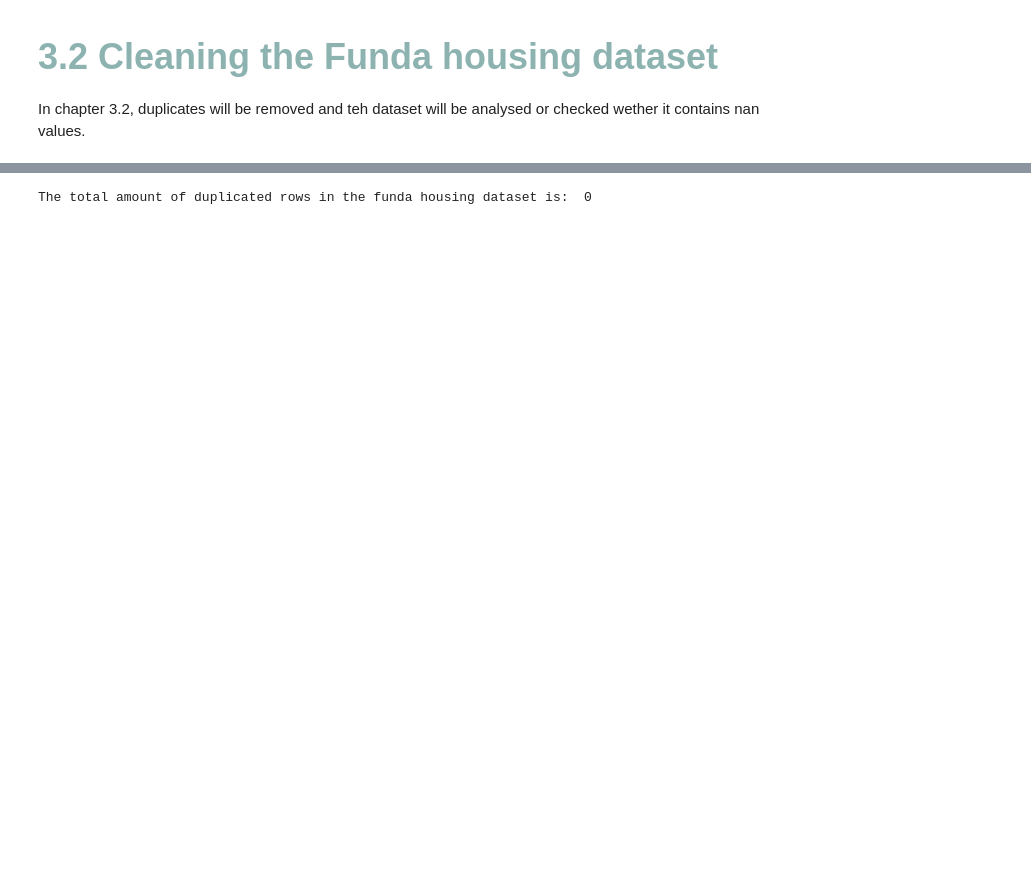
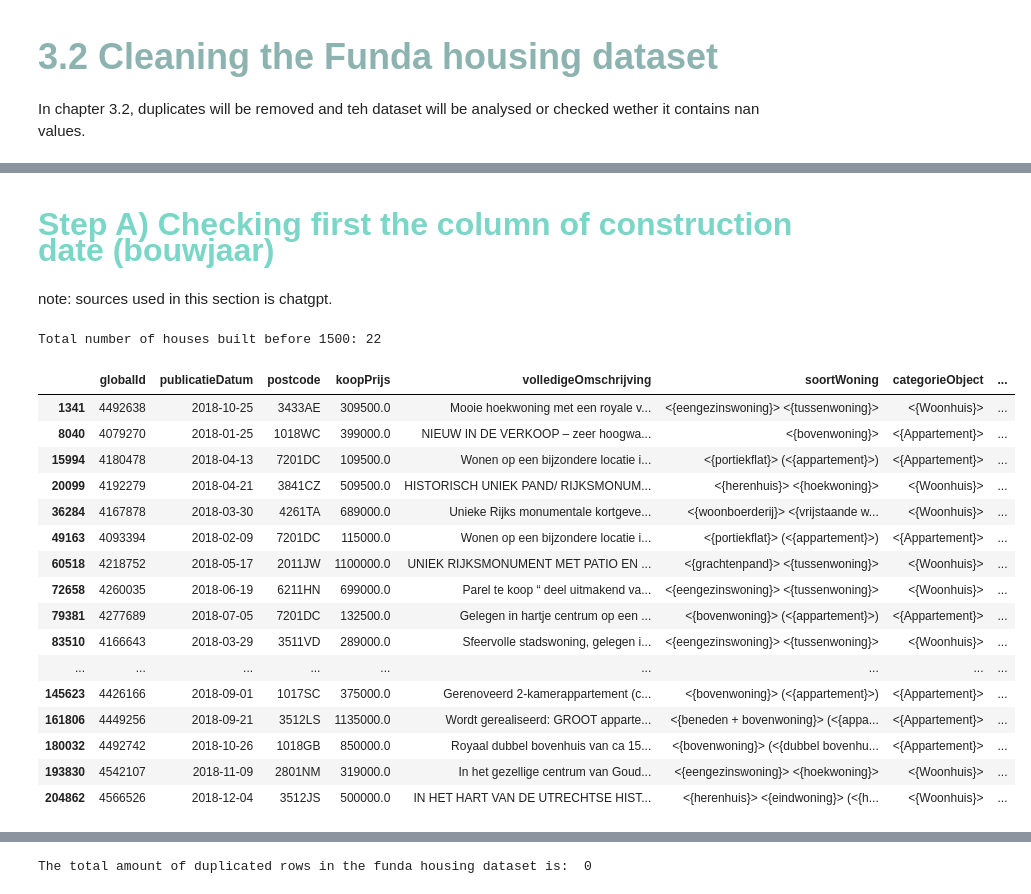
Before and after one commit to Josey-mc2/House-pricing-analysis, a Jupyter notebook: funda_analysis_ai_resit.ipynb, the cells around one changed output, grey strips where cells are left out. Cells and saved outputs as stored; diff of their text form; code cells hidden in the pictures; blank space fills up the shorter version.

```diff
--- a/funda_analysis_ai_resit.ipynb
+++ b/funda_analysis_ai_resit.ipynb
@@ -234,0 +305,40 @@ In chapter 3.2, duplicates will be removed and teh dataset will be analysed or c
+# %% [markdown]
+#### **<span style="color:#7AD6C7; font-family:'Times New Roman'; font-size:32px;"> Step A) Checking first the column of construction date (bouwjaar)</span>**
+# %% [markdown]
+note: sources used in this section is chatgpt.
+# %%
+# Function to filter houses constructed before 1500 and count them
+def filter_old_houses(df):
+    if 'bouwjaar' in df.columns:
+        # Convert bouwjaar to numeric (handling errors)
+        df['bouwjaar'] = pd.to_numeric(df['bouwjaar'], errors='coerce')
+        old_houses = df[df['bouwjaar'] < 1500]  # Select full rows
+        count_old_houses = old_houses.shape[0]
+        return count_old_houses, old_houses
+    return 0, pd.DataFrame()
+
+# Run the check on funda_housing_df for houses built before 1500
+count_old_houses, df_old_houses = filter_old_houses(funda_housing_df)
+
+# Display the count and then the full dataset rows
+print(f"Total number of houses built before 1500: {count_old_houses}")
+display(df_old_houses)
+# %% [output]
+Total number of houses built before 1500: 22
+|  | globalId | publicatieDatum | postcode | koopPrijs | volledigeOmschrijving | soortWoning | categorieObject | ... |
+| 1341 | 4492638 | 2018-10-25 | 3433AE | 309500.0 | Mooie hoekwoning met een royale v... | <{eengezinswoning}> <{tussenwoning}> | <{Woonhuis}> | ... |
+| 8040 | 4079270 | 2018-01-25 | 1018WC | 399000.0 | NIEUW IN DE VERKOOP – zeer hoogwa... | <{bovenwoning}> | <{Appartement}> | ... |
+| 15994 | 4180478 | 2018-04-13 | 7201DC | 109500.0 | Wonen op een bijzondere locatie i... | <{portiekflat}> (<{appartement}>) | <{Appartement}> | ... |
+| 20099 | 4192279 | 2018-04-21 | 3841CZ | 509500.0 | HISTORISCH UNIEK PAND/ RIJKSMONUM... | <{herenhuis}> <{hoekwoning}> | <{Woonhuis}> | ... |
+| 36284 | 4167878 | 2018-03-30 | 4261TA | 689000.0 | Unieke Rijks monumentale kortgeve... | <{woonboerderij}> <{vrijstaande w... | <{Woonhuis}> | ... |
+| 49163 | 4093394 | 2018-02-09 | 7201DC | 115000.0 | Wonen op een bijzondere locatie i... | <{portiekflat}> (<{appartement}>) | <{Appartement}> | ... |
+| 60518 | 4218752 | 2018-05-17 | 2011JW | 1100000.0 | UNIEK RIJKSMONUMENT MET PATIO EN ... | <{grachtenpand}> <{tussenwoning}> | <{Woonhuis}> | ... |
+| 72658 | 4260035 | 2018-06-19 | 6211HN | 699000.0 | Parel te koop “ deel uitmakend va... | <{eengezinswoning}> <{tussenwoning}> | <{Woonhuis}> | ... |
+| 79381 | 4277689 | 2018-07-05 | 7201DC | 132500.0 | Gelegen in hartje centrum op een ... | <{bovenwoning}> (<{appartement}>) | <{Appartement}> | ... |
+| 83510 | 4166643 | 2018-03-29 | 3511VD | 289000.0 | Sfeervolle stadswoning, gelegen i... | <{eengezinswoning}> <{tussenwoning}> | <{Woonhuis}> | ... |
+| ... | ... | ... | ... | ... | ... | ... | ... | ... |
+| 145623 | 4426166 | 2018-09-01 | 1017SC | 375000.0 | Gerenoveerd 2-kamerappartement (c... | <{bovenwoning}> (<{appartement}>) | <{Appartement}> | ... |
+| 161806 | 4449256 | 2018-09-21 | 3512LS | 1135000.0 | Wordt gerealiseerd: GROOT apparte... | <{beneden + bovenwoning}> (<{appa... | <{Appartement}> | ... |
+| 180032 | 4492742 | 2018-10-26 | 1018GB | 850000.0 | Royaal dubbel bovenhuis van ca 15... | <{bovenwoning}> (<{dubbel bovenhu... | <{Appartement}> | ... |
+| 193830 | 4542107 | 2018-11-09 | 2801NM | 319000.0 | In het gezellige centrum van Goud... | <{eengezinswoning}> <{hoekwoning}> | <{Woonhuis}> | ... |
+| 204862 | 4566526 | 2018-12-04 | 3512JS | 500000.0 | IN HET HART VAN DE UTRECHTSE HIST... | <{herenhuis}> <{eindwoning}> (<{h... | <{Woonhuis}> | ... |
```
Also changed, not shown: parts of 39 cells of this notebook.
